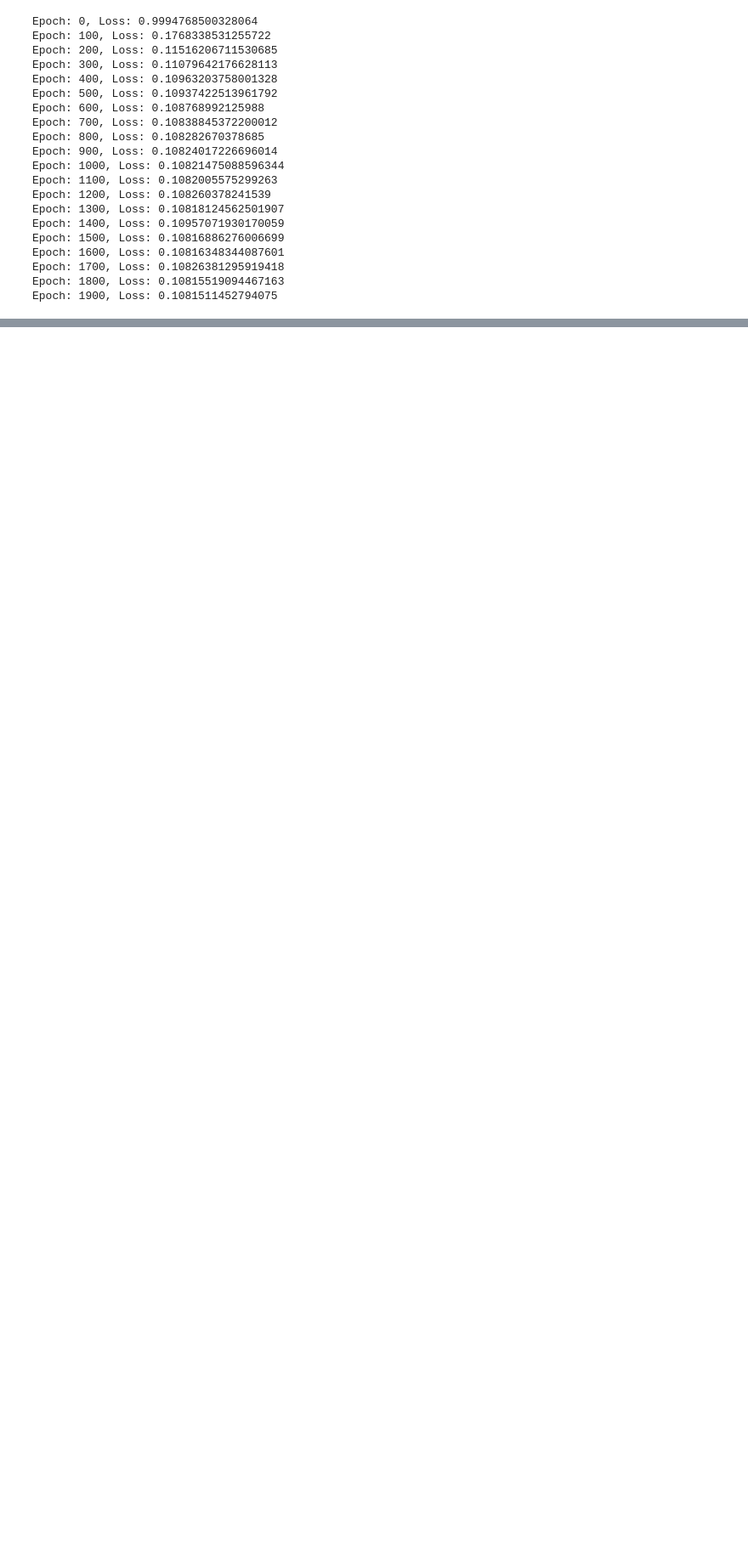
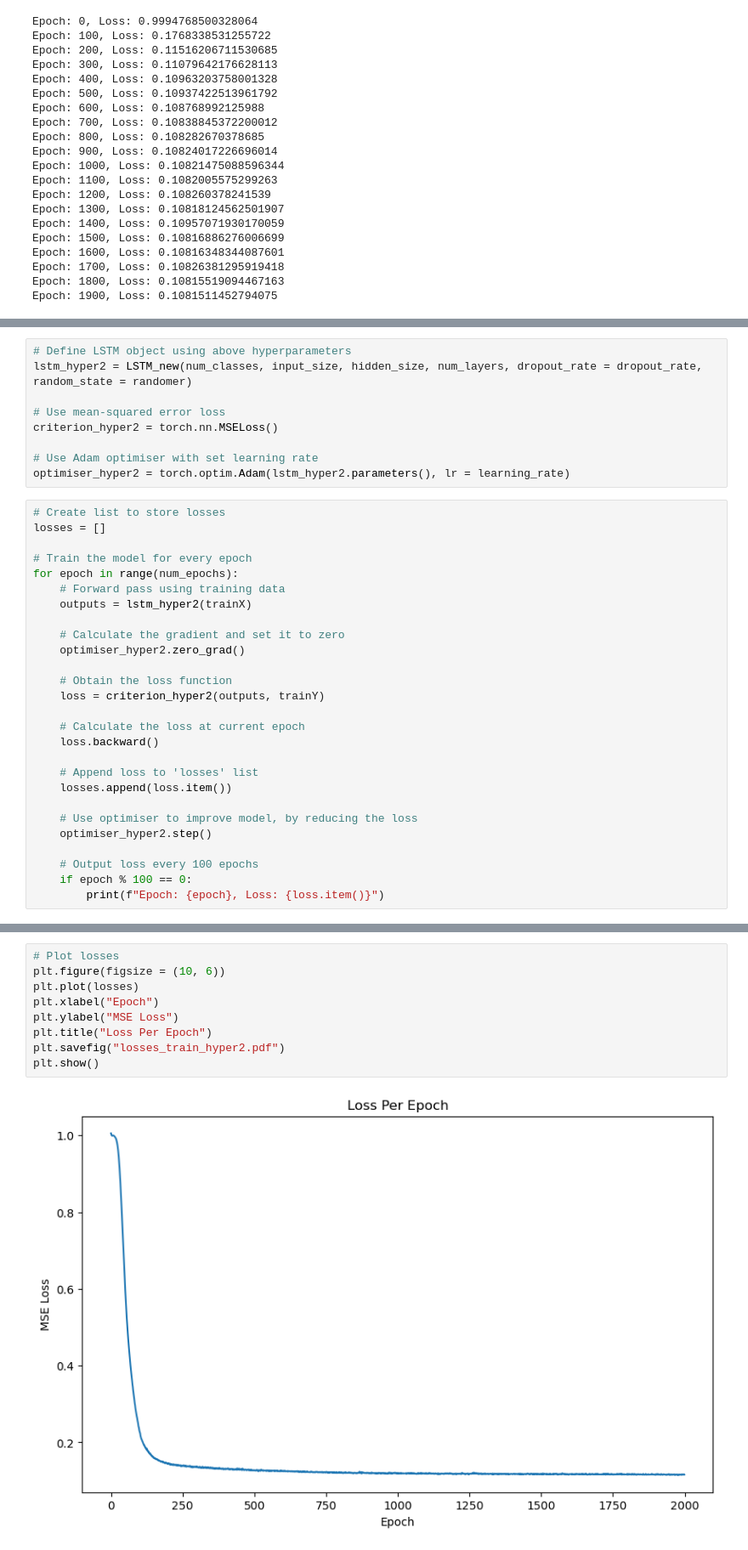
Before and after one commit to yasirbarlas/neural-network-from-scratch, a Jupyter notebook: task_2/task_2.ipynb, the cells around one changed output, grey strips where cells are left out. Shown at 85% size. Drawn from its saved outputs; the diff is of its cells as text; blank space fills up the shorter version.

```diff
--- a/task_2/task_2.ipynb
+++ b/task_2/task_2.ipynb
@@ -679,0 +695,36 @@ plt.show()
+# %%
+# Define LSTM object using above hyperparameters
+lstm_hyper2 = LSTM_new(num_classes, input_size, hidden_size, num_layers, dropout_rate = dropout_rate, random_state = randomer)
+
+# Use mean-squared error loss
+criterion_hyper2 = torch.nn.MSELoss()
+
+# Use Adam optimiser with set learning rate
+optimiser_hyper2 = torch.optim.Adam(lstm_hyper2.parameters(), lr = learning_rate)
+# %%
+# Create list to store losses
+losses = []
+
+# Train the model for every epoch
+for epoch in range(num_epochs):
+    # Forward pass using training data
+    outputs = lstm_hyper2(trainX)
+
+    # Calculate the gradient and set it to zero
+    optimiser_hyper2.zero_grad()
+
+    # Obtain the loss function
+    loss = criterion_hyper2(outputs, trainY)
+
+    # Calculate the loss at current epoch
+    loss.backward()
+
+    # Append loss to 'losses' list
+    losses.append(loss.item())
+
+    # Use optimiser to improve model, by reducing the loss
+    optimiser_hyper2.step()
+
+    # Output loss every 100 epochs
+    if epoch % 100 == 0:
+        print(f"Epoch: {epoch}, Loss: {loss.item()}")
@@ -679,0 +752,11 @@ plt.show()
+# %%
+# Plot losses
+plt.figure(figsize = (10, 6))
+plt.plot(losses)
+plt.xlabel("Epoch")
+plt.ylabel("MSE Loss")
+plt.title("Loss Per Epoch")
+plt.savefig("losses_train_hyper2.pdf")
+plt.show()
+# %% [output]
+[figure, added]
```
Also changed, not shown: parts of 4 cells of this notebook.
